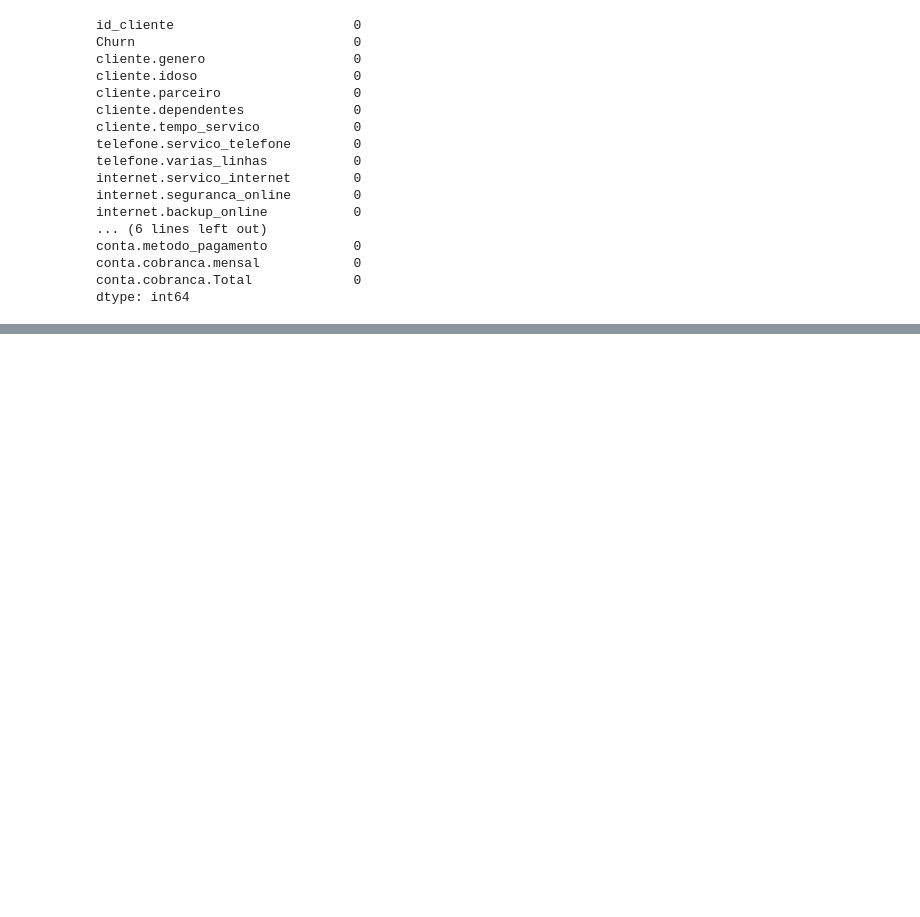
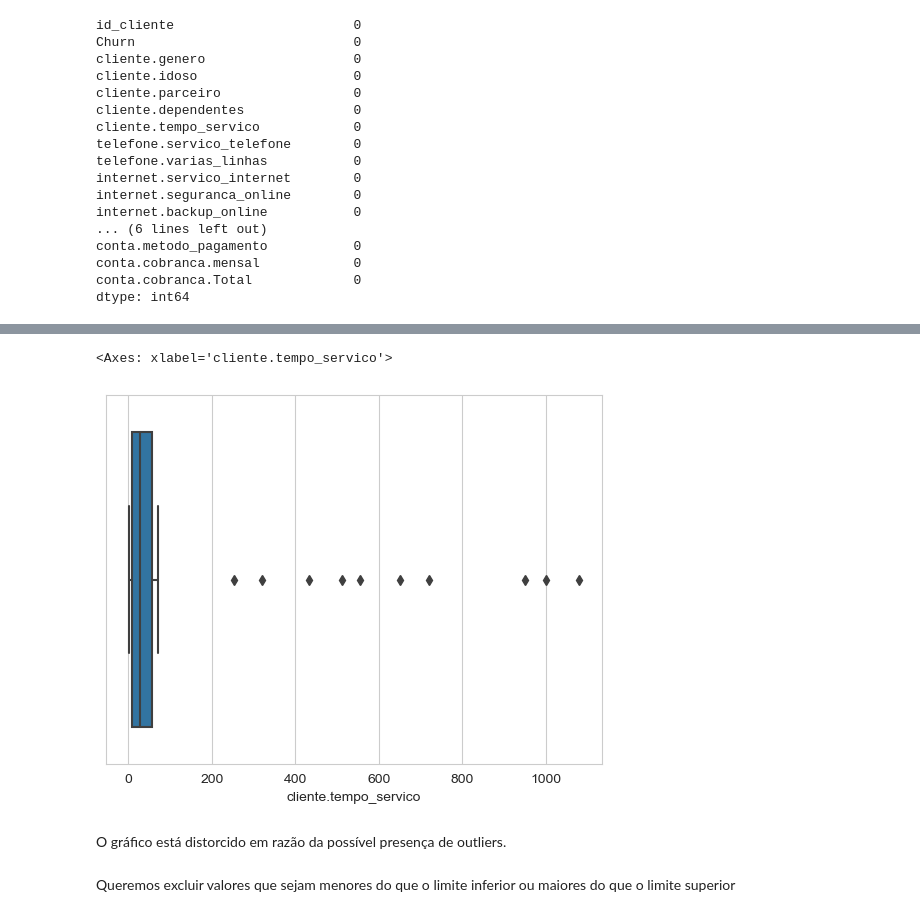
Before and after one commit to paulorobertovrc/alura-data-science, a Jupyter notebook: Pandas/pandas_limpeza_tratamento_dados.ipynb, the cells around one changed output, grey strips where cells are left out. Saved outputs shown, nothing was run; the diff lists cells and outputs as text; code cells hidden in the pictures; blank space fills up the shorter version.

Commit message:
Aula 04 (lidando com outliers)

```diff
--- a/Pandas/pandas_limpeza_tratamento_dados.ipynb
+++ b/Pandas/pandas_limpeza_tratamento_dados.ipynb
@@ -497,0 +516,7 @@ Pode ser utilizada para preencher valores nulos.
+# %%
+sns.boxplot(x=df_sem_nulos['cliente.tempo_servico'])
+# %% [output]
+<Axes: xlabel='cliente.tempo_servico'>
+[figure, added]
+# %% [markdown]
+O gráfico está distorcido em razão da possível presença de outliers.
@@ -497,0 +529,2 @@ Pode ser utilizada para preencher valores nulos.
+# %% [markdown]
+Queremos excluir valores que sejam menores do que o limite inferior ou maiores do que o limite superior
```
Also changed, not shown: parts of 17 cells of this notebook.
